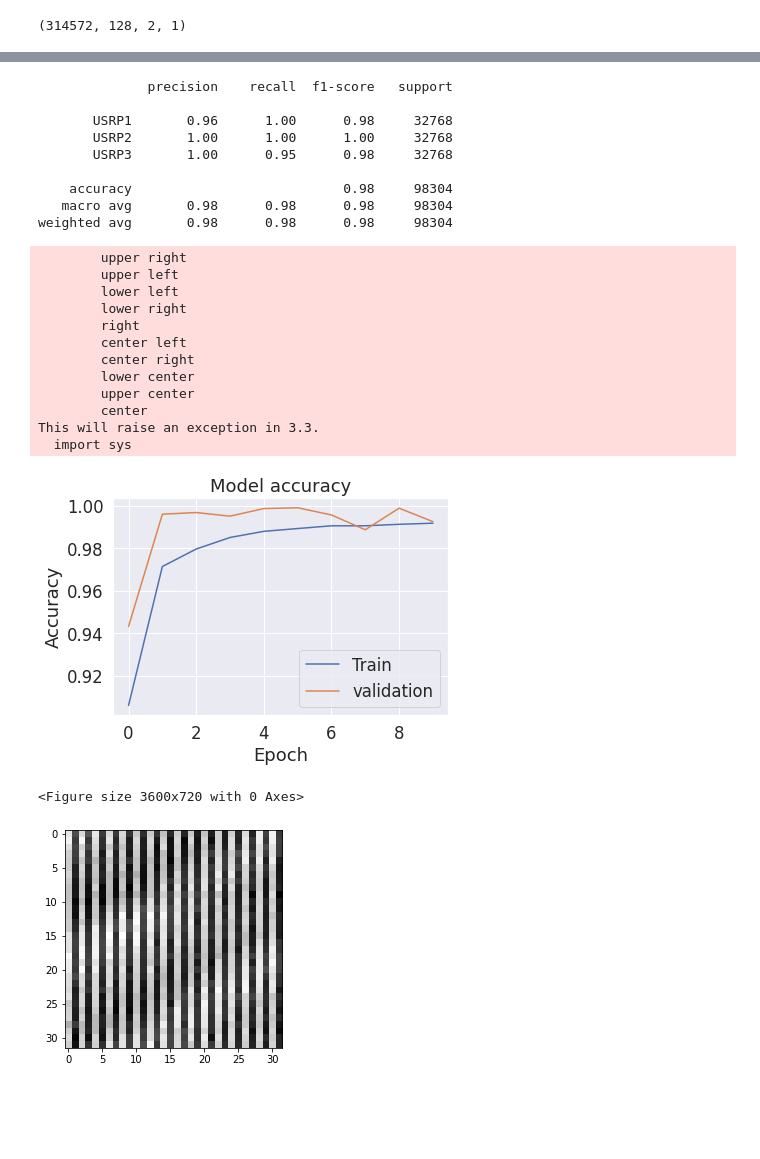
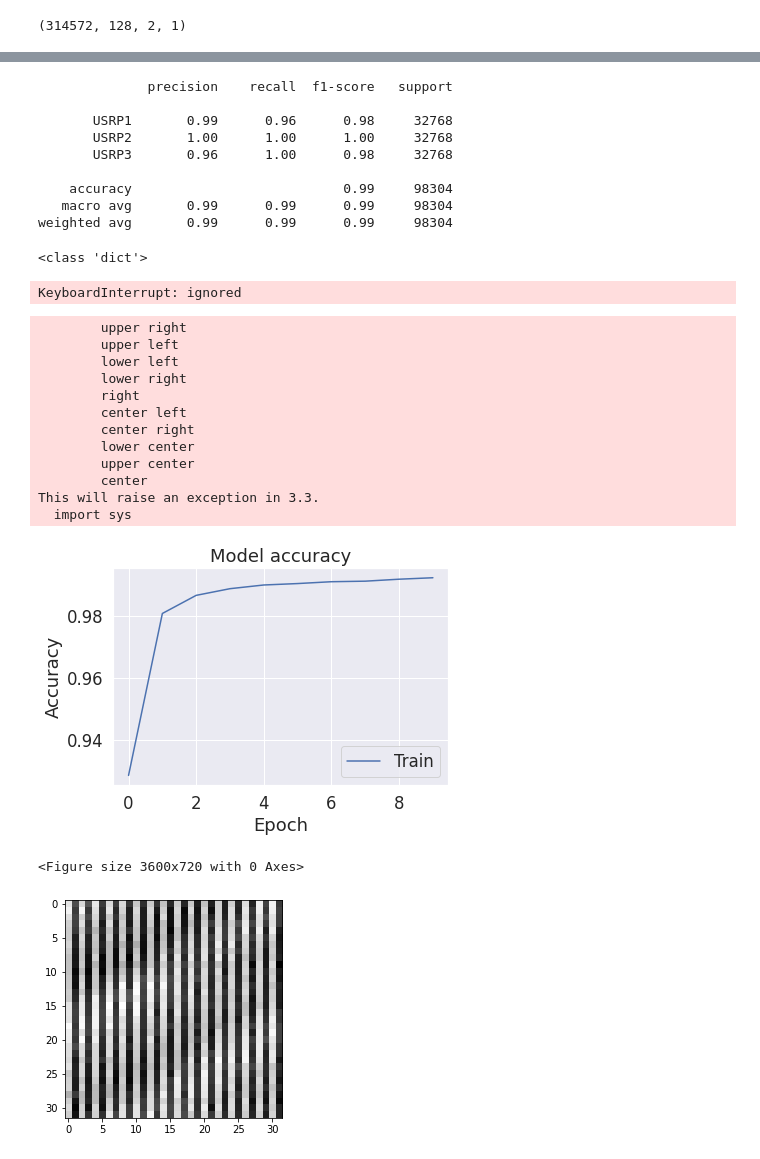
Before and after one commit to Saeif-Saleh/Banking-System, a Jupyter notebook: classify_different_usrp_overair_175MHz.ipynb, the cells around one changed output, grey strips where cells are left out. Cells and saved outputs as stored; diff of their text form; code cells hidden in the pictures; blank space fills up the shorter version.

```diff
--- a/classify_different_usrp_overair_175MHz.ipynb
+++ b/classify_different_usrp_overair_175MHz.ipynb
@@ -247,41 +247,50 @@ plt.show(block=False)
 # %%
 from sklearn.metrics import classification_report
 
-print(classification_report(test_y.argmax(axis=1), y_pred.argmax(axis=1), target_names=target_names))
+print('\033[1m'+classification_report(test_y.argmax(axis=1), y_pred.argmax(axis=1), target_names=target_names))
 # %% [output]
               precision    recall  f1-score   support
 
-       USRP1       0.96      1.00      0.98     32768
+       USRP1       0.99      0.96      0.98     32768
        USRP2       1.00      1.00      1.00     32768
-       USRP3       1.00      0.95      0.98     32768
+       USRP3       0.96      1.00      0.98     32768
 
-    accuracy                           0.98     98304
-   macro avg       0.98      0.98      0.98     98304
-weighted avg       0.98      0.98      0.98     98304
+    accuracy                           0.99     98304
+   macro avg       0.99      0.99      0.99     98304
+weighted avg       0.99      0.99      0.99     98304
+# %%
+print(type(classification_report(test_y.argmax(axis=1), y_pred.argmax(axis=1), target_names=target_names,output_dict=True)))
+# %% [output]
+<class 'dict'>
+# %%
+while True:
+  pass
+# %% [output]
+KeyboardInterrupt: ignored
 # %%
 import matplotlib.pyplot as plt
 plt.plot(history.history['acc'])
-plt.plot(history.history['val_acc'])
+# plt.plot(history.history['val_acc'])
 plt.title('Model accuracy')
 plt.ylabel('Accuracy')
 plt.xlabel('Epoch')
-plt.legend(['Train', 'validation'], loc='bottom right')
+plt.legend(['Train'], loc='bottom right')
 plt.figure(figsize=(50,10))
 plt.show()
 # %% [output]
         upper right
         upper left
         lower left
         lower right
         right
         center left
         center right
         lower center
         upper center
         center
 This will raise an exception in 3.3.
   import sys
-[figure, old version]
+[figure, new version]
 <Figure size 3600x720 with 0 Axes>
 # %%
 img=usrp4_train[2*1024:3*1024]   #[:1024] [1024:2*1024]  [2*1024:3*1024]
```
Also changed, not shown: parts of 6 cells of this notebook.
